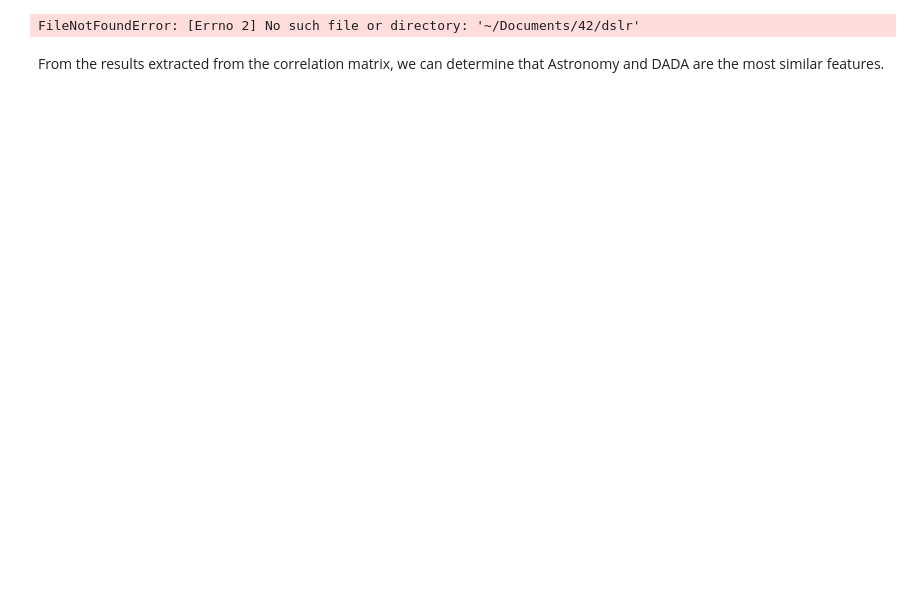
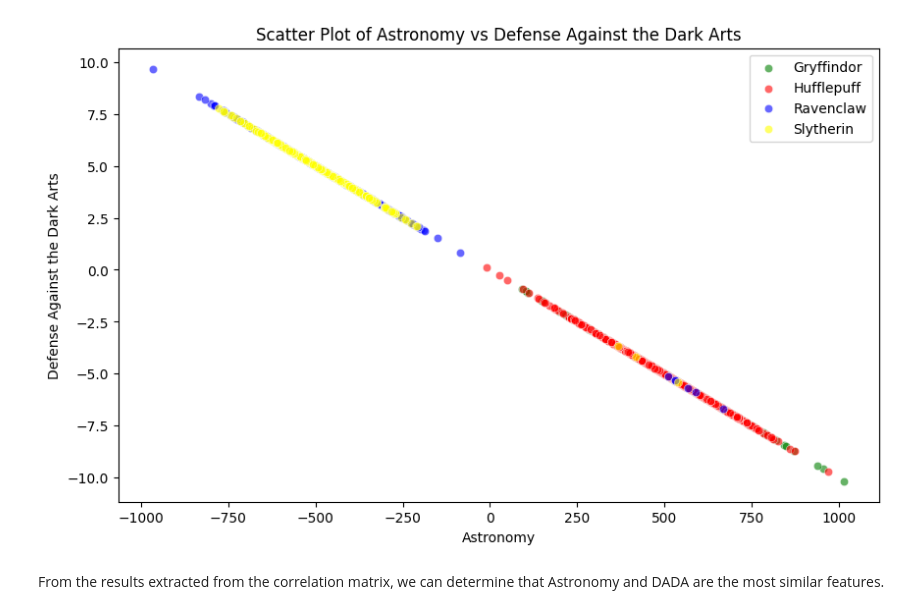
Before and after one commit to antbarbi/dslr, a Jupyter notebook: scatter_plot.ipynb, the cells around one changed output. Drawn from its saved outputs; the diff is of its cells as text; code cells hidden in the pictures; blank space fills up the shorter version.

Commit message:
scatter_plot fixed

```diff
--- a/scatter_plot.ipynb
+++ b/scatter_plot.ipynb
@@ -1,15 +0,0 @@
-# %%
-import pandas as pd
-import matplotlib.pyplot as plt
-from sklearn.preprocessing import LabelEncoder
-import seaborn as sns
-import os
-
-new_directory = "~/Documents/42/dslr"
-os.chdir(new_directory)
-
-# Read the CSV file
-csv_file = "./dataset_train.csv"
-data = pd.read_csv(csv_file)
-# %% [output]
-FileNotFoundError: [Errno 2] No such file or directory: '~/Documents/42/dslr'
@@ -16,31 +19,36 @@ FileNotFoundError: [Errno 2] No such file or directory: '~/Documents/42/dslr'
+# %%
+csv_file = "dataset_train.csv"
+# csv_file = "dataset_test.csv"
+data = pd.read_csv(csv_file)
 # %%
-le = LabelEncoder()
+house_colors = {
+    'Gryffindor': 'green',
+    'Hufflepuff': 'red',
+    'Ravenclaw': 'blue',
+    'Slytherin': 'yellow'
+}
 
-for column in data.columns:
-    if data[column].dtype == type(object):
-        data[column] = le.fit_transform(data[column])
-
-correlation_matrix = data.corr()
-# plt.figure(figsize=(12, 8))
-# sns.heatmap(correlation_matrix, annot=True, cmap='coolwarm', fmt='.2f')
-# plt.title('Heatmap of Correlation Matrix')
-# plt.show()
-
-
+df = data.select_dtypes(include=[float, int])
+correlation_matrix = df.corr()
 correlation_matrix_abs = correlation_matrix.abs()
 for i in range(len(correlation_matrix_abs)):
     correlation_matrix_abs.iat[i, i] = 0
 max_corr = correlation_matrix_abs.unstack().idxmax()
 
 # Extract the two features with the highest correlation
 feature1, feature2 = max_corr
 
 # Plot the scatter plot
 plt.figure(figsize=(10, 6))
-sns.scatterplot(x=data[feature1], y=data[feature2])
+for house, color in house_colors.items():
+    subset = data[data['Hogwarts House'] == house]
+    plt.scatter(subset[feature1], subset[feature2], alpha=0.6, edgecolors='w', linewidth=0.5, label=house, color=color)
 plt.title(f'Scatter Plot of {feature1} vs {feature2}')
 plt.xlabel(feature1)
 plt.ylabel(feature2)
+plt.legend()
 plt.show()
+# %% [output]
+[figure, added]
 # %% [markdown]
 From the results extracted from the correlation matrix, we can  determine that Astronomy and DADA are the most similar features.
```
Also changed, not shown: parts of 1 cell of this notebook.
